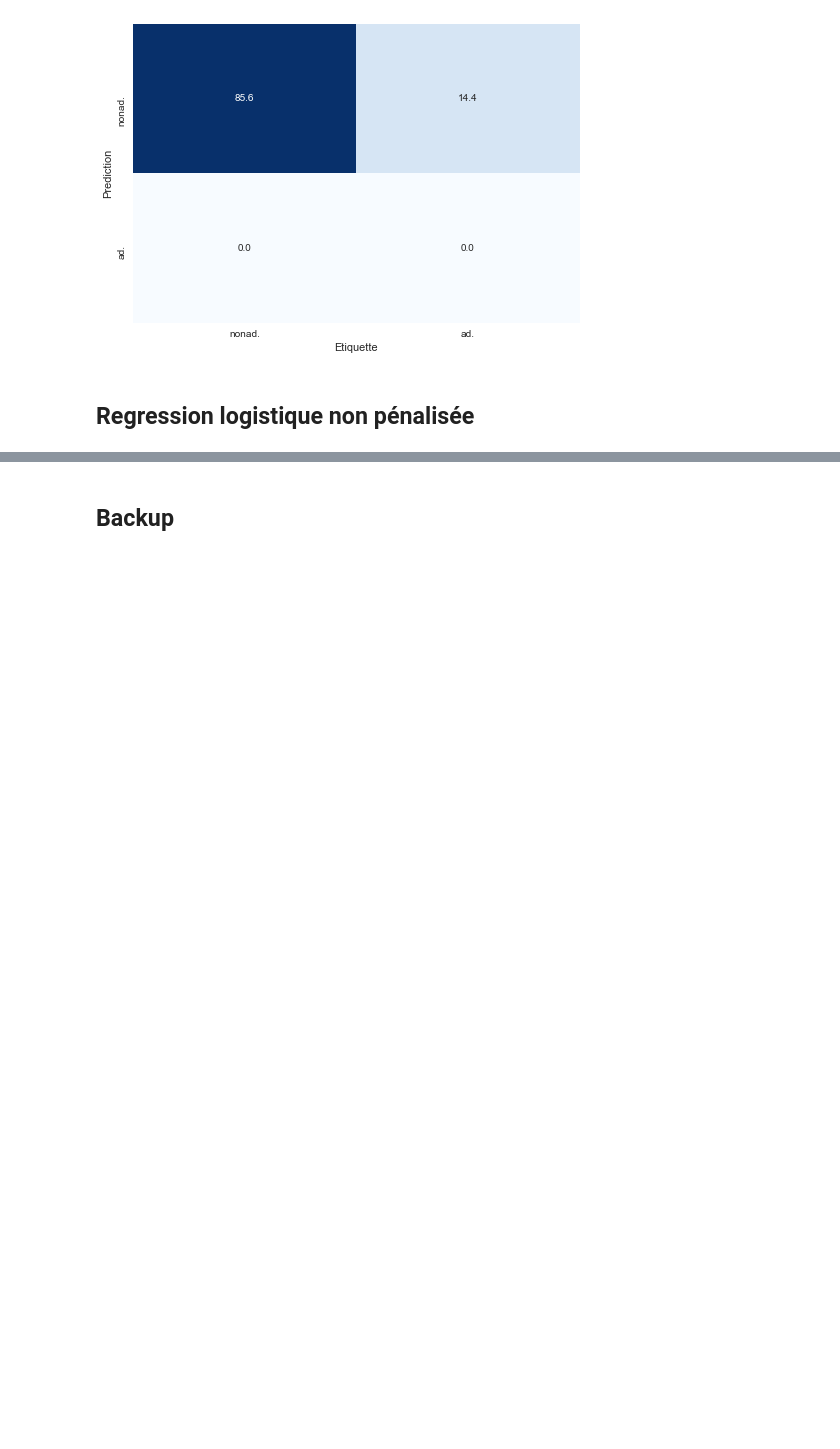
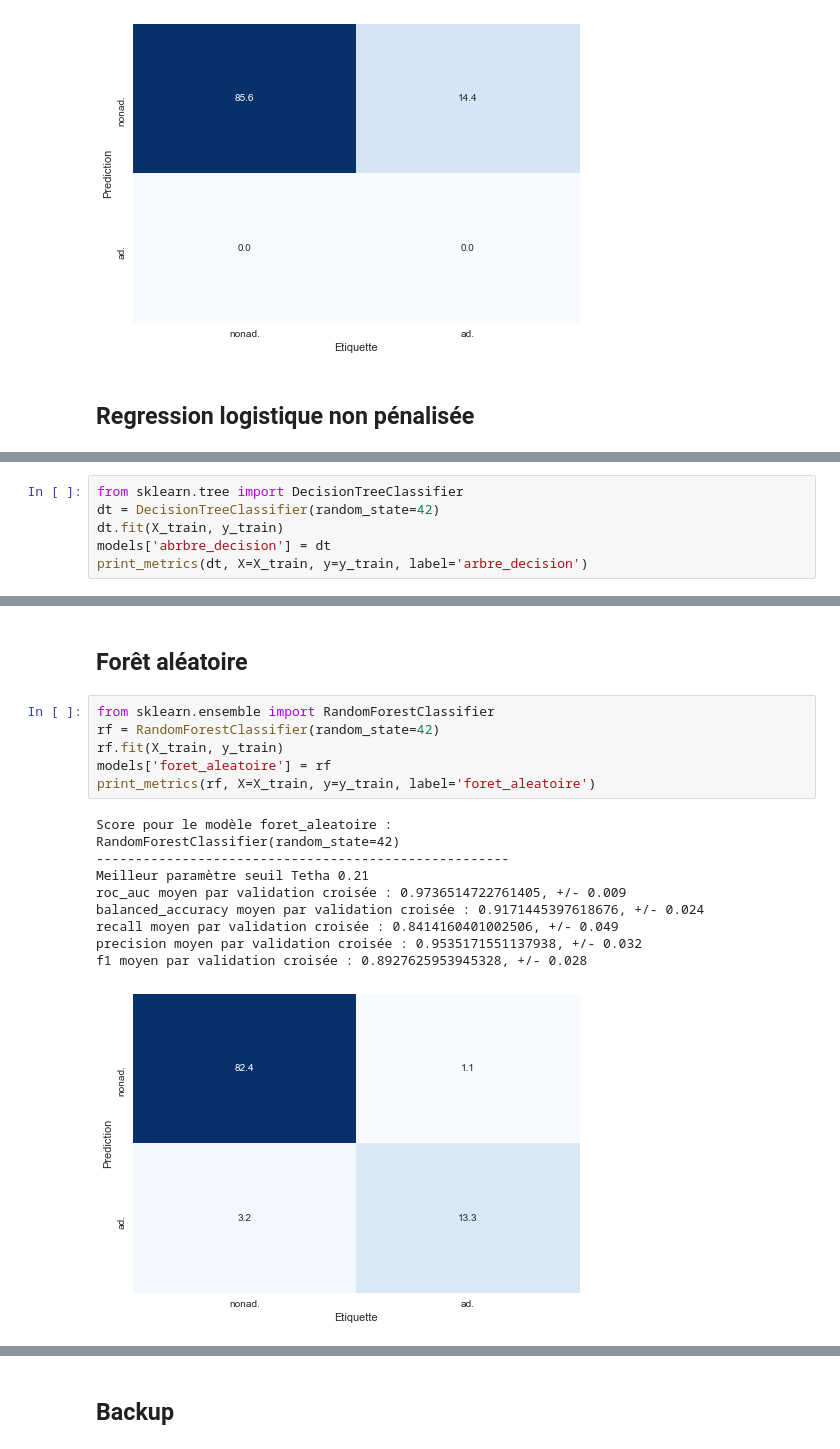
Before and after one commit to cedricsoares/cnam-sta211-entreposage-et-fouille-de-donnees-projet-final, a Jupyter notebook: exploration.ipynb, the cells around one changed output, grey strips where cells are left out. Cells and saved outputs as stored; diff of their text form; blank space fills up the shorter version.

```diff
--- a/exploration.ipynb
+++ b/exploration.ipynb
@@ -732,0 +775,6 @@ f1 moyen de la validation croisée : 0.8670738525695716, +/- 0.062
+# %%
+from sklearn.tree import DecisionTreeClassifier
+dt = DecisionTreeClassifier(random_state=42)
+dt.fit(X_train, y_train)
+models['abrbre_decision'] = dt
+print_metrics(dt, X=X_train, y=y_train, label='arbre_decision')
@@ -732,0 +792,19 @@ f1 moyen de la validation croisée : 0.8670738525695716, +/- 0.062
+# %% [markdown]
+## Forêt aléatoire
+# %%
+from sklearn.ensemble import RandomForestClassifier
+rf = RandomForestClassifier(random_state=42)
+rf.fit(X_train, y_train)
+models['foret_aleatoire'] = rf
+print_metrics(rf, X=X_train, y=y_train, label='foret_aleatoire')
+# %% [output]
+Score pour le modèle foret_aleatoire :
+RandomForestClassifier(random_state=42)
+-----------------------------------------------------
+Meilleur paramètre seuil Tetha 0.21
+roc_auc moyen par validation croisée : 0.9736514722761405, +/- 0.009
+balanced_accuracy moyen par validation croisée : 0.9171445397618676, +/- 0.024
+recall moyen par validation croisée : 0.8414160401002506, +/- 0.049
+precision moyen par validation croisée : 0.9535171551137938, +/- 0.032
+f1 moyen par validation croisée : 0.8927625953945328, +/- 0.028
+[figure, added]
```
Also changed, not shown: parts of 42 cells of this notebook, 1 other file.
